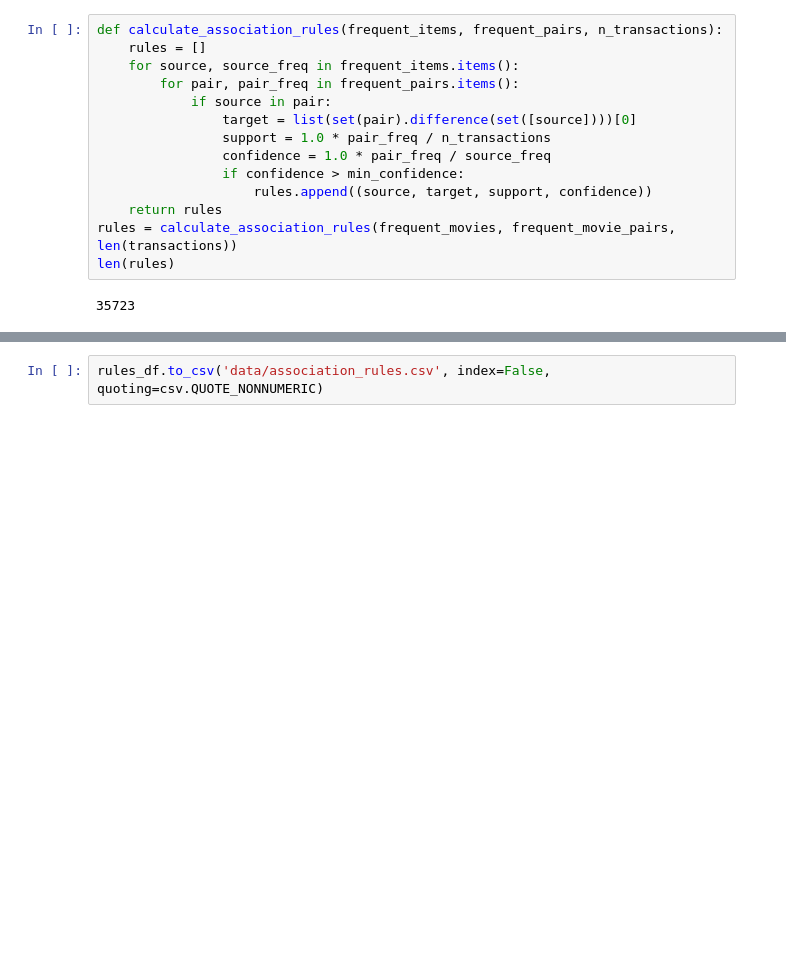
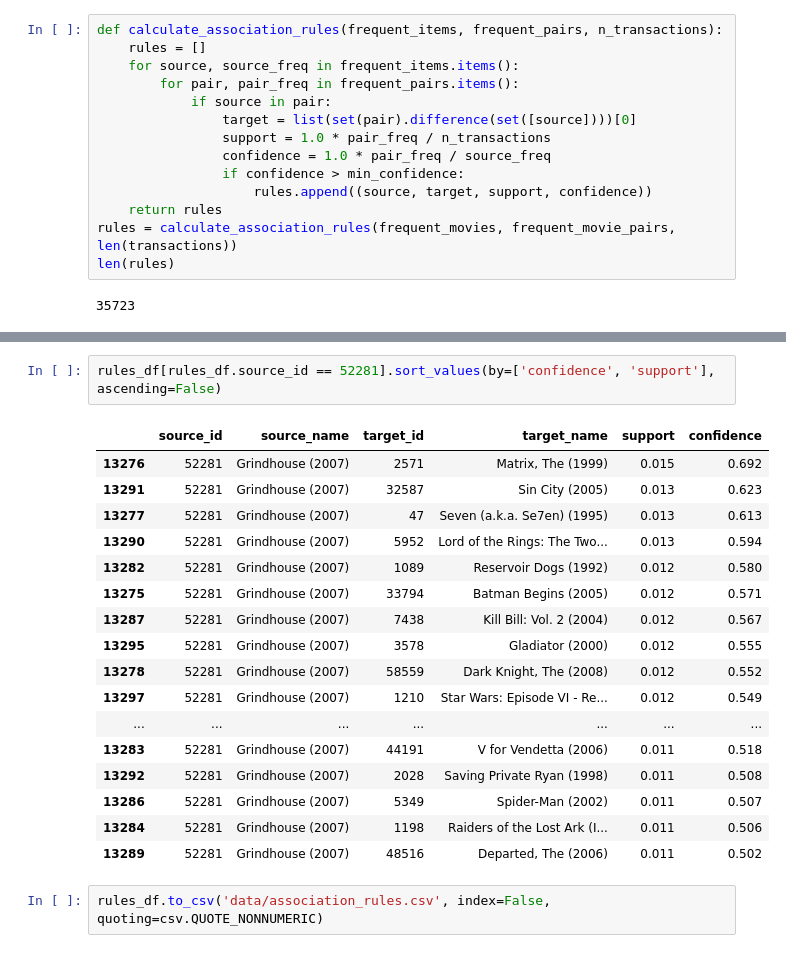
Before and after one commit to csizsek/recommender-systems, a Jupyter notebook: movie_lens/04_association_rules.ipynb, the cells around one changed output, grey strips where cells are left out. Drawn from its saved outputs; the diff is of its cells as text; blank space fills up the shorter version.

```diff
--- a/movie_lens/04_association_rules.ipynb
+++ b/movie_lens/04_association_rules.ipynb
@@ -131,2 +197,22 @@ rules_df.sample(30)
+# %%
+rules_df[rules_df.source_id == 52281].sort_values(by=['confidence', 'support'], ascending=False)
+# %% [output]
+|  | source_id | source_name | target_id | target_name | support | confidence |
+| 13276 | 52281 | Grindhouse (2007) | 2571 | Matrix, The (1999) | 0.015 | 0.692 |
+| 13291 | 52281 | Grindhouse (2007) | 32587 | Sin City (2005) | 0.013 | 0.623 |
+| 13277 | 52281 | Grindhouse (2007) | 47 | Seven (a.k.a. Se7en) (1995) | 0.013 | 0.613 |
+| 13290 | 52281 | Grindhouse (2007) | 5952 | Lord of the Rings: The Two... | 0.013 | 0.594 |
+| 13282 | 52281 | Grindhouse (2007) | 1089 | Reservoir Dogs (1992) | 0.012 | 0.580 |
+| 13275 | 52281 | Grindhouse (2007) | 33794 | Batman Begins (2005) | 0.012 | 0.571 |
+| 13287 | 52281 | Grindhouse (2007) | 7438 | Kill Bill: Vol. 2 (2004) | 0.012 | 0.567 |
+| 13295 | 52281 | Grindhouse (2007) | 3578 | Gladiator (2000) | 0.012 | 0.555 |
+| 13278 | 52281 | Grindhouse (2007) | 58559 | Dark Knight, The (2008) | 0.012 | 0.552 |
+| 13297 | 52281 | Grindhouse (2007) | 1210 | Star Wars: Episode VI - Re... | 0.012 | 0.549 |
+| ... | ... | ... | ... | ... | ... | ... |
+| 13283 | 52281 | Grindhouse (2007) | 44191 | V for Vendetta (2006) | 0.011 | 0.518 |
+| 13292 | 52281 | Grindhouse (2007) | 2028 | Saving Private Ryan (1998) | 0.011 | 0.508 |
+| 13286 | 52281 | Grindhouse (2007) | 5349 | Spider-Man (2002) | 0.011 | 0.507 |
+| 13284 | 52281 | Grindhouse (2007) | 1198 | Raiders of the Lost Ark (I... | 0.011 | 0.506 |
+| 13289 | 52281 | Grindhouse (2007) | 48516 | Departed, The (2006) | 0.011 | 0.502 |
 # %%
 rules_df.to_csv('data/association_rules.csv', index=False, quoting=csv.QUOTE_NONNUMERIC)
```
Also changed, not shown: parts of 9 cells of this notebook, 4 other files.
